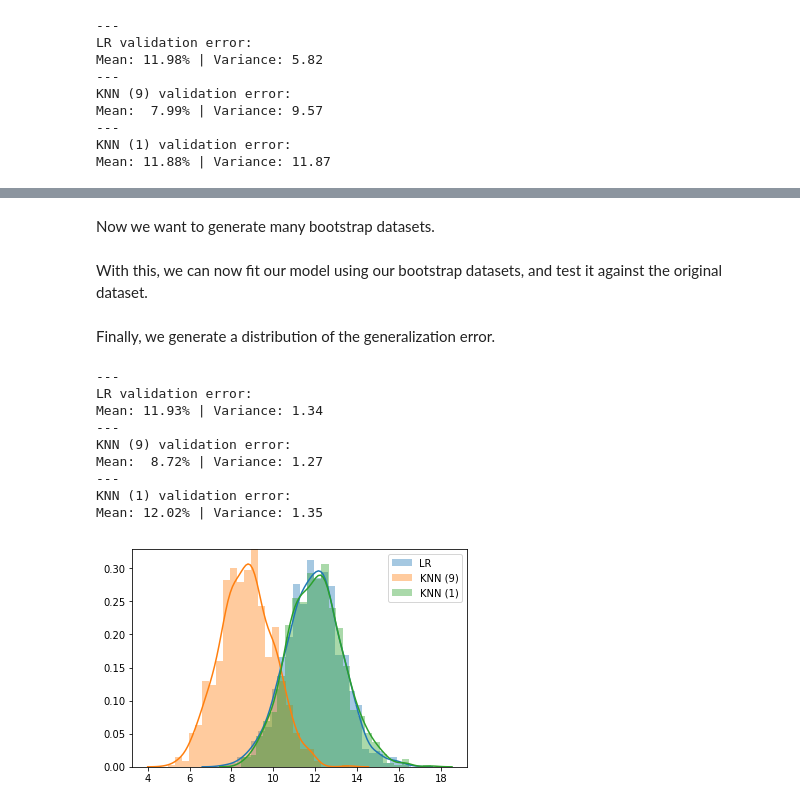
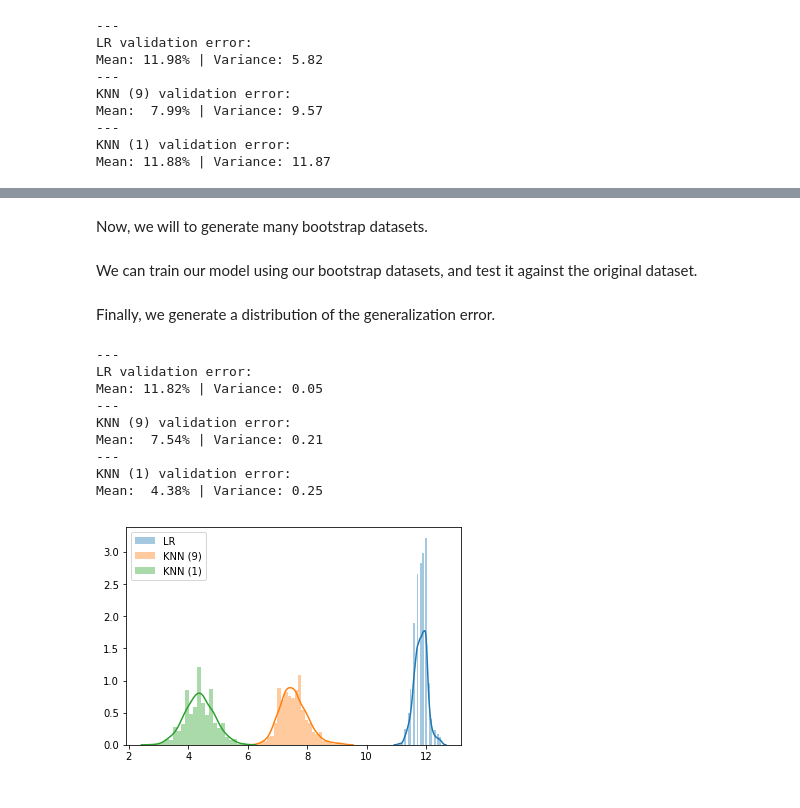
Before and after one commit to LDSSA/bootcamp, a Jupyter notebook: units/SLU11_Model_Validation/learning.ipynb, the cells around one changed output, grey strips where cells are left out. Cells and saved outputs as stored; diff of their text form; code cells hidden in the pictures.

```diff
--- a/units/SLU11_Model_Validation/learning.ipynb
+++ b/units/SLU11_Model_Validation/learning.ipynb
@@ -321,7 +329,7 @@ def create_bootstrap_dataset(X, y):
     train_obs = np.random.choice(X.index, size=n, replace=True)
     return X.loc[train_obs], y.loc[train_obs]
 # %% [markdown]
-Now we want to generate many bootstrap datasets.
+Now, we will to generate many bootstrap datasets.
 # %%
 def bootstrap(X, y, n_datasets=1000):
     datasets = {}
@@ -334,14 +342,14 @@ def bootstrap(X, y, n_datasets=1000):
 
 datasets = bootstrap(X, y)
 # %% [markdown]
-With this, we can now fit our model using our bootstrap datasets, and test it against the original dataset.
+We can train our model using our bootstrap datasets, and test it against the original dataset.
 # %%
 results = {}
 for name, clf in clfs.items():
     results[name] = {}
     for key, dataset in datasets.items():
         X_train, y_train = dataset['X'], dataset['y']
-        X_test, y_test = X.drop(X_train.index), y.drop(y_train.index)
+        X_test, y_test = X, y
         clf.fit(X_train, y_train)
         training_error, test_error = compute_metrics(X_train, y_train, X_test, y_test, clf)
         results[name].update({key: test_error})
@@ -350,25 +358,25 @@ Finally, we generate a distribution of the generalization error.
 # %%
 import seaborn as sns
 import warnings
 warnings.filterwarnings('ignore')
 
 for key, result in results.items():
     prediction_errors = list(result.values())
     mean_error = round(np.mean(prediction_errors), 2)
-    var_error = round(np.std(prediction_errors), 2)
+    var_error = round(np.var(prediction_errors), 2)
     sns.distplot(prediction_errors, label=key)
     print('---\n{} validation error:\nMean: {:5}% | Variance: {:4}'.format(key, mean_error, var_error))
 
 plt.legend(loc=0)
 plt.show()
 # %% [output]
 ---
 LR validation error:
-Mean: 11.93% | Variance: 1.34
+Mean: 11.82% | Variance: 0.05
 ---
 KNN (9) validation error:
-Mean:  8.72% | Variance: 1.27
+Mean:  7.54% | Variance: 0.21
 ---
 KNN (1) validation error:
-Mean: 12.02% | Variance: 1.35
+Mean:  4.38% | Variance: 0.25
-[figure, old version]
+[figure, new version]
```
Also changed, not shown: parts of 9 cells of this notebook, 1 other file.
